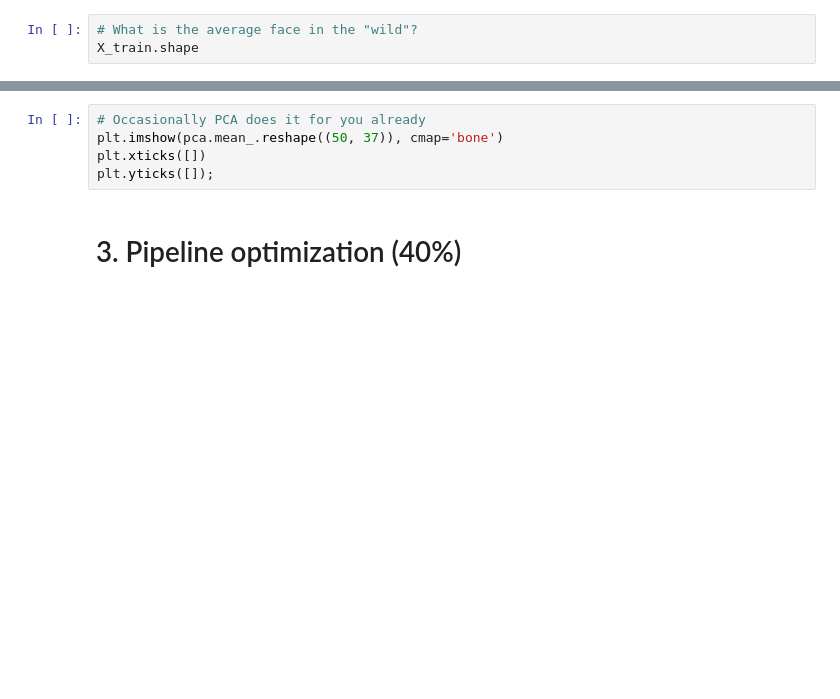
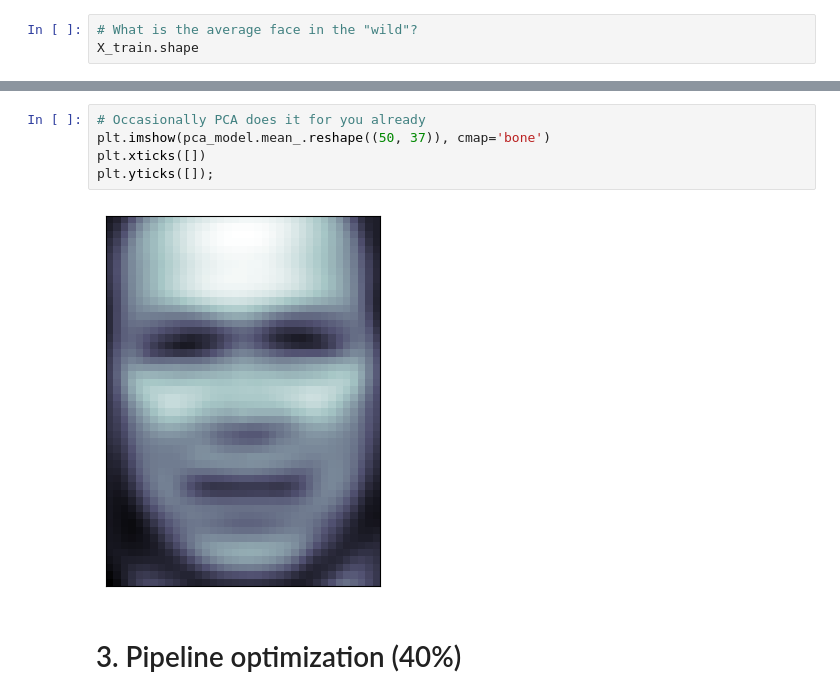
Before and after one commit to Ansi4Ansi/kaggle_repo, a Jupyter notebook: hw09/ML_B2C_2024_Q2_|_HW09_ML_unsupervised.ipynb, the cells around one changed output, grey strips where cells are left out. Saved outputs shown, nothing was run; the diff lists cells and outputs as text; blank space fills up the shorter version.

```diff
--- a/hw09/ML_B2C_2024_Q2_|_HW09_ML_unsupervised.ipynb
+++ b/hw09/ML_B2C_2024_Q2_|_HW09_ML_unsupervised.ipynb
@@ -266,8 +300,10 @@ plt.yticks([]);
 # %%
 # Occasionally PCA does it for you already
-plt.imshow(pca.mean_.reshape((50, 37)), cmap='bone')
+plt.imshow(pca_model.mean_.reshape((50, 37)), cmap='bone')
 plt.xticks([])
 plt.yticks([]);
+# %% [output]
+[figure, added]
 # %% [markdown]
 # 3. Pipeline optimization (40%)
 # %%
```
Also changed, not shown: parts of 18 cells of this notebook.
